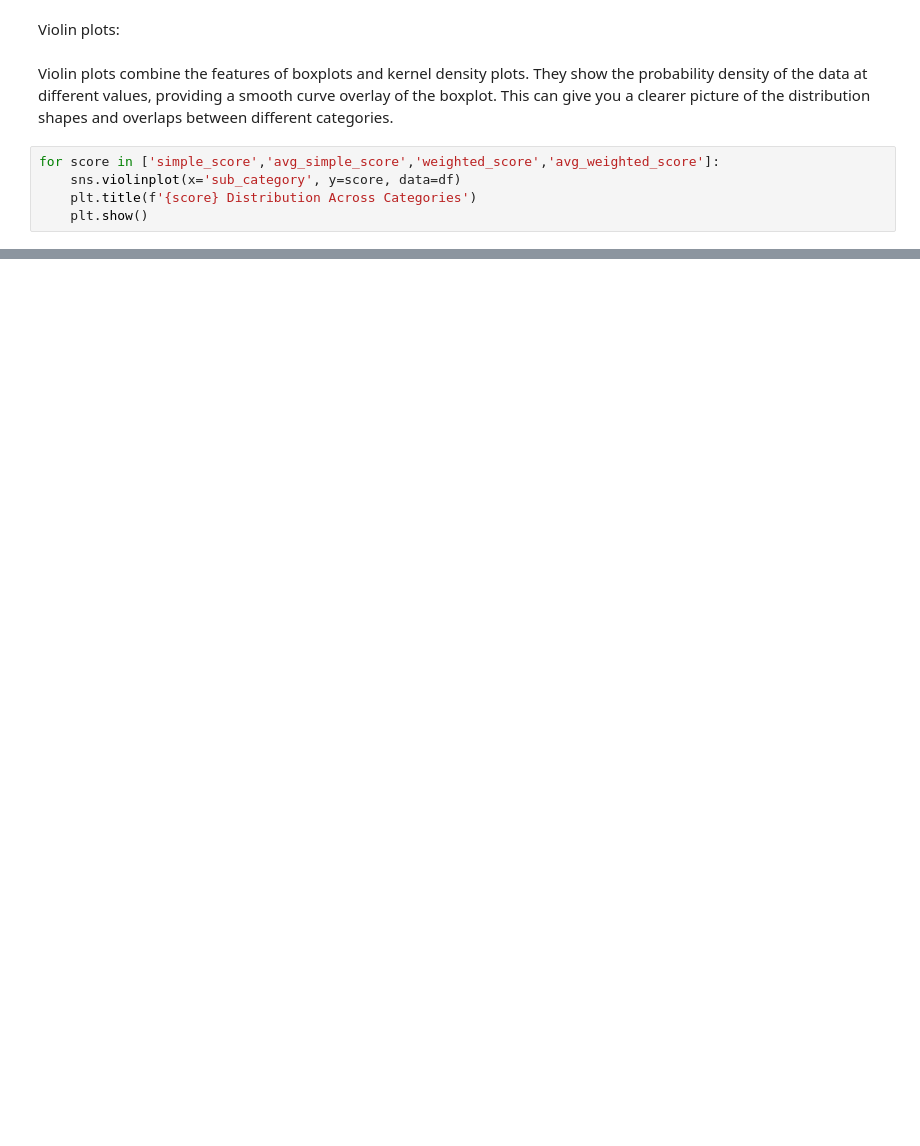
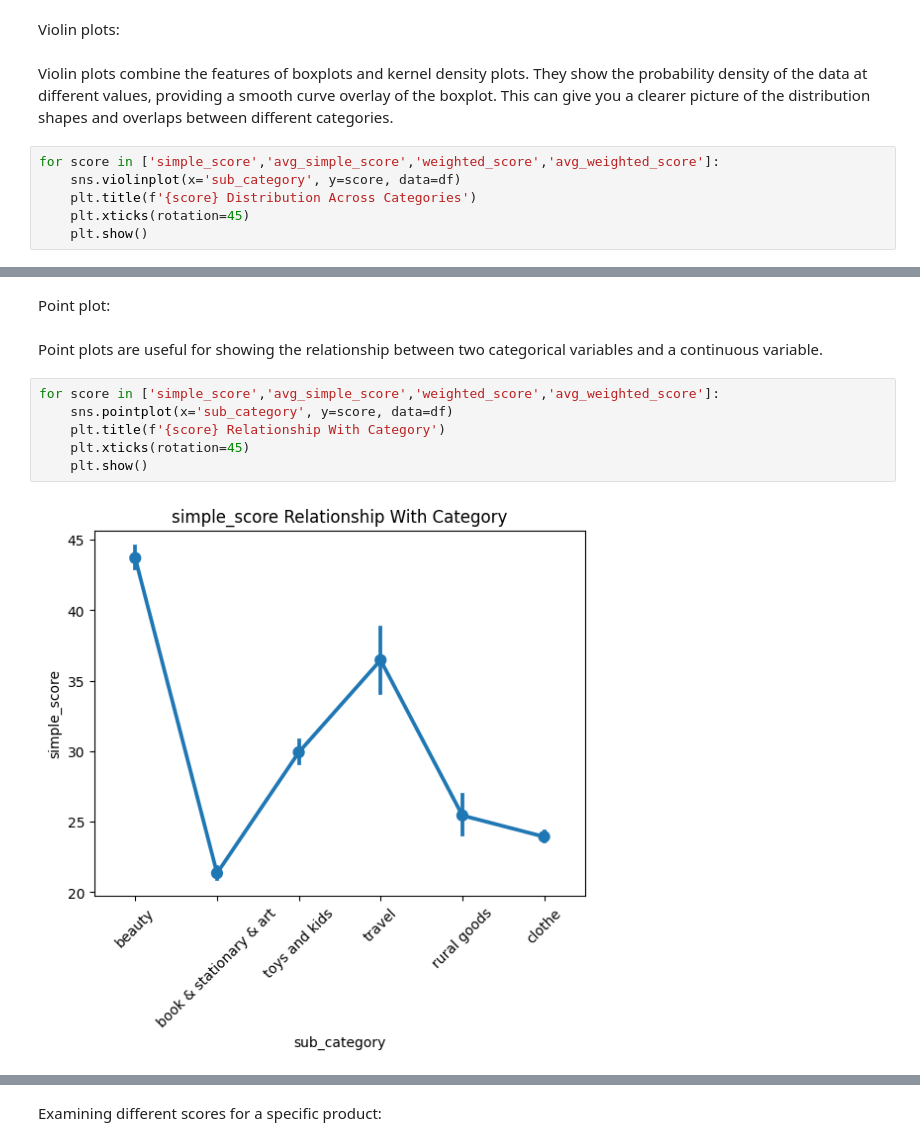
Before and after one commit to Arefnmy/Digikala-user-engagement-analysis, a Jupyter notebook: clustering_analysis.ipynb, the cells around one changed output, grey strips where cells are left out. Cells and saved outputs as stored; diff of their text form; blank space fills up the shorter version.

```diff
--- a/clustering_analysis.ipynb
+++ b/clustering_analysis.ipynb
@@ -146,5 +151,6 @@ Violin plots combine the features of boxplots and kernel density plots. They sho
 for score in ['simple_score','avg_simple_score','weighted_score','avg_weighted_score']:
     sns.violinplot(x='sub_category', y=score, data=df)
     plt.title(f'{score} Distribution Across Categories')
+    plt.xticks(rotation=45)
     plt.show()
 # %% [output]
@@ -154,0 +161,12 @@ for score in ['simple_score','avg_simple_score','weighted_score','avg_weighted_s
+# %% [markdown]
+Point plot:
+# %% [markdown]
+Point plots are useful for showing the relationship between two categorical variables and a continuous variable.
+# %%
+for score in ['simple_score','avg_simple_score','weighted_score','avg_weighted_score']:
+    sns.pointplot(x='sub_category', y=score, data=df)
+    plt.title(f'{score} Relationship With Category')
+    plt.xticks(rotation=45)
+    plt.show()
+# %% [output]
+[figure, added]
@@ -154,0 +176,2 @@ for score in ['simple_score','avg_simple_score','weighted_score','avg_weighted_s
+# %% [markdown]
+Examining different scores for a specific product:
```
Also changed, not shown: parts of 4 cells of this notebook.
